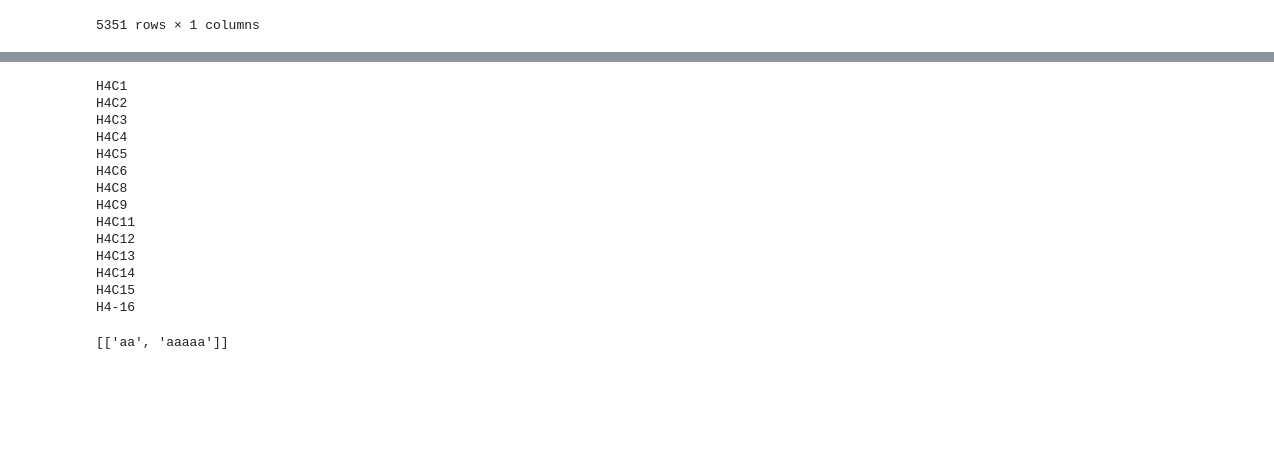
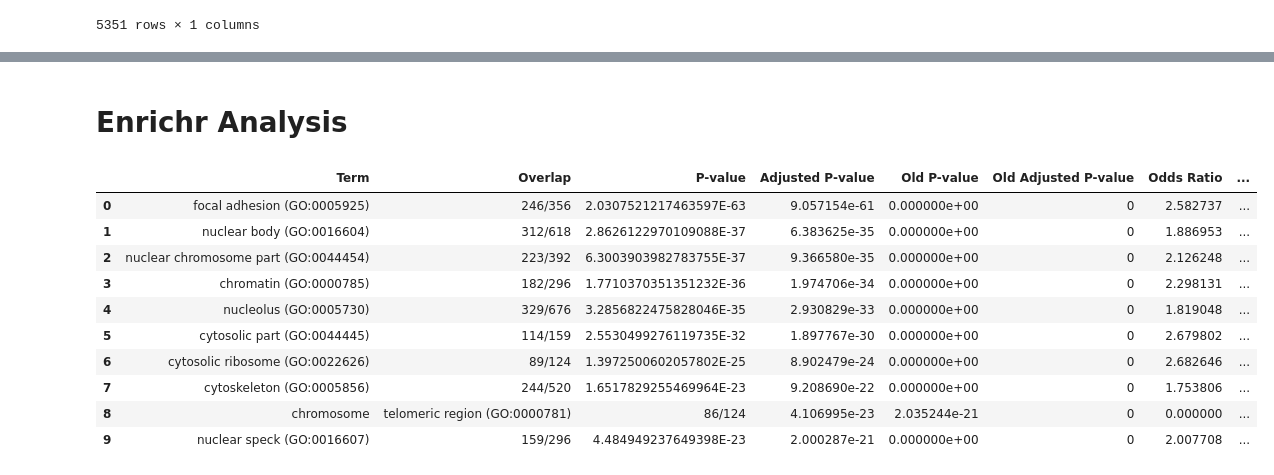
Before and after one commit to giuliacassara/Malignant-Mesothelioma, a Jupyter notebook: Part1.ipynb, the cells around one changed output, grey strips where cells are left out. Cells and saved outputs as stored; diff of their text form; code cells hidden in the pictures; blank space fills up the shorter version.

```diff
--- a/Part1.ipynb
+++ b/Part1.ipynb
@@ -823,30 +821,38 @@ PCNA, TDRD7, MKNK1, CCDC136, PANX1, GPS2, MARK2, APIP, ANKRD11, S100A10, SRRT, S
 # %%
-a = pd.read_csv("./hgnc/hgnc-symbol-check.csv")
-for sym in a['Approved symbol']:
+a = pd.read_csv("./hgnc/unionintext_symbols.csv")
+for sym in a['Input']:
     print(sym)
-# %% [output]
-H4C1
-H4C2
-H4C3
-H4C4
-H4C5
-H4C6
-H4C8
-H4C9
-H4C11
-H4C12
-H4C13
-H4C14
-H4C15
-H4-16
-# %%
-alphabet = "a b c d e f g"
-alphabet = ["aa;aaaaa", "a a a a"]
-n = []
-for s in alphabet:
-    if(" " not in s):
-        c = substring_after(s, ";")
-        n.append(c)
-print(n)
-# %% [output]
-[['aa', 'aaaaa']]
+# %% [markdown]
+# Enrichr Analysis
+# %%
+kegg_union = pd.read_table("enrichr/kegg_human/union/KEGG_2019_Human_table.txt")
+kegg_union = kegg_union[:10]
+kegg_union.to_csv("enrichr/kegg_human/union/KEGG_2019_Human_table.txt")
+
+go_bp_union = pd.read_table("enrichr/ontologies/union/GO_Biological_Process_2018_table.txt")
+go_bp_union = go_bp_union[:10]
+go_bp_union.to_csv("enrichr/ontologies/union/GO_Biological_Process_2018_table.txt")
+
+go_mf_union = pd.read_table("enrichr/ontologies/union/GO_Molecular_Function_2018_table.txt")
+go_mf_union = go_mf_union[:10]
+go_mf_union.to_csv("enrichr/ontologies/union/GO_Molecular_Function_2018_table.txt")
+
+
+go_cc_union = pd.read_csv("enrichr/ontologies/union/GO_Cellular_Component_2018_table.csv")
+go_cc_union = go_cc_union[:10]
+
+go_cc_union.to_csv("enrichr/ontologies/union/GO_Cellular_Component_2018_table.csv")
+# %%
+go_cc_union
+# %% [output]
+|  | Term | Overlap | P-value | Adjusted P-value | Old P-value | Old Adjusted P-value | Odds Ratio | ... |
+| 0 | focal adhesion (GO:0005925) | 246/356 | 2.0307521217463597E-63 | 9.057154e-61 | 0.000000e+00 | 0 | 2.582737 | ... |
+| 1 | nuclear body (GO:0016604) | 312/618 | 2.8626122970109088E-37 | 6.383625e-35 | 0.000000e+00 | 0 | 1.886953 | ... |
+| 2 | nuclear chromosome part (GO:0044454) | 223/392 | 6.3003903982783755E-37 | 9.366580e-35 | 0.000000e+00 | 0 | 2.126248 | ... |
+| 3 | chromatin (GO:0000785) | 182/296 | 1.7710370351351232E-36 | 1.974706e-34 | 0.000000e+00 | 0 | 2.298131 | ... |
+| 4 | nucleolus (GO:0005730) | 329/676 | 3.2856822475828046E-35 | 2.930829e-33 | 0.000000e+00 | 0 | 1.819048 | ... |
+| 5 | cytosolic part (GO:0044445) | 114/159 | 2.5530499276119735E-32 | 1.897767e-30 | 0.000000e+00 | 0 | 2.679802 | ... |
+| 6 | cytosolic ribosome (GO:0022626) | 89/124 | 1.3972500602057802E-25 | 8.902479e-24 | 0.000000e+00 | 0 | 2.682646 | ... |
+| 7 | cytoskeleton (GO:0005856) | 244/520 | 1.6517829255469964E-23 | 9.208690e-22 | 0.000000e+00 | 0 | 1.753806 | ... |
+| 8 | chromosome | telomeric region (GO:0000781) | 86/124 | 4.106995e-23 | 2.035244e-21 | 0 | 0.000000 | ... |
+| 9 | nuclear speck (GO:0016607) | 159/296 | 4.484949237649398E-23 | 2.000287e-21 | 0.000000e+00 | 0 | 2.007708 | ... |
```
Also changed, not shown: parts of 3 cells of this notebook, 2 other files.
